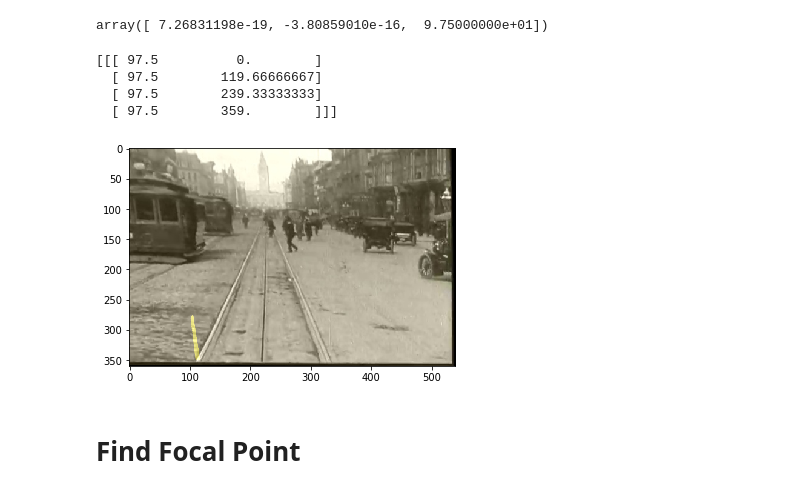
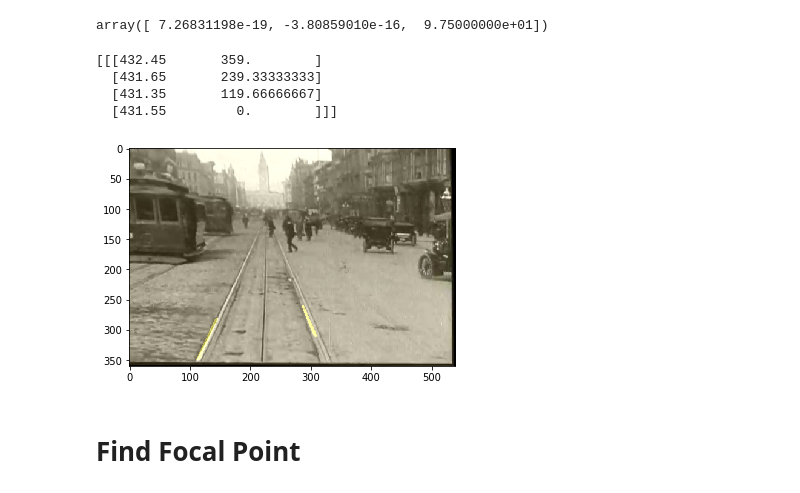
Before and after one commit to ssimontacchi/1906-Traffic-Patterns-Market-St-SF, a Jupyter notebook: mapping_market.ipynb, the cells around one changed output. Cells and saved outputs as stored; diff of their text form; code cells hidden in the pictures.

```diff
--- a/mapping_market.ipynb
+++ b/mapping_market.ipynb
@@ -685,47 +687,54 @@ left_fit_px
 # %% [output]
 array([ 7.26831198e-19, -3.80859010e-16,  9.75000000e+01])
 # %%
+from line import Line
+
 def unwarp(image, warped_img, persp_M, left_fit_line, left_coef, right_fit_line, right_coef, mask=True):
     Minv = np.linalg.inv(persp_M)
 
     # Create an image to draw the lines on
     warp_zero = np.zeros_like(warped_img).astype(np.uint8)
     color_warp = np.dstack((warp_zero, warp_zero, warp_zero))
+    ploty = np.linspace(0, color_warp.shape[0]-1, num=4)
 
     # Recast the x and y points into usable format for cv2.fillPoly()
     pts_left = np.array([np.transpose(np.vstack([left_fit_line, ploty]))])
-    print(pts_left)
     pts_right = np.array([np.flipud(np.transpose(np.vstack([right_fit_line, ploty])))])
     pts = np.hstack((pts_left, pts_right))
 
     # Draw the lane onto the warped blank image
     if mask:
         cv2.fillPoly(color_warp, np.int_([pts]), (0,255,255))
     else:
-        lineThickness = 10
-        lx1, ly1 = left_fit_px[2], left_fit_px[0]*image.shape[1]**2 + left_fit_px[1]*image.shape[1] + left_fit_px[2]
-        lx2, ly2 = 150, left_fit_px[0]*150**2 + left_fit_px[1]*150 + left_fit_px[2]
-        rx1, ry1 = right_fit_px[2], right_fit_px[0]*image.shape[1]**2 + right_fit_px[1]*image.shape[1] + right_fit_px[2]
-        rx2, ry2 = 270, right_fit_px[0]*270**2 + right_fit_px[1]*270 + right_fit_px[2]
-        #cv2.circle(color_warp, (int(lx1),int(ly1)), 3, (0,255,0))
-        cv2.line(color_warp, (np.int_(pts_left[0][0][1]), np.int_(pts_left[0][0][0])), (np.int_(pts_left[0][3][0]), np.int_(pts_left[0][3][1])), (255,255,0), lineThickness)
-        #cv2.line(color_warp, (int(lx1), int(ly1)), (int(lx2), int(ly2)), (255,255,0), lineThickness)
-        #cv2.line(color_warp, (int(rx1), int(ry1)), (int(rx2), int(ry2)), (0,255,0), lineThickness)
+        # draw lines
+        left_line = Line(np.int_(pts_left[0][1][0]), np.int_(pts_left[0][1][1]),
+                         np.int_(pts_left[0][3][0]), np.int_(pts_left[0][3][1]))
+        left_line.draw(color_warp)
+
+        print(pts_right)
+        cv2.line(color_warp,
+                 (np.int_(pts_left[0][1][0]), np.int_(pts_left[0][1][1])),
+                 (np.int_(pts_left[0][3][0]), np.int_(pts_left[0][3][1])),
+                 (255,255,0), 10)
+        cv2.line(color_warp,
+                 (np.int_(pts_right[0][1][0]), np.int_(pts_right[0][1][1])),
+                 (np.int_(pts_right[0][3][0]), np.int_(pts_right[0][3][1])),
+                 (255,255,0), 10)
 
     # Warp the blank back to original image space using inverse perspective matrix (Minv)
     new_warp = cv2.warpPerspective(color_warp, Minv, (image.shape[1], image.shape[0]))
     # Combine the result with the original image
     result = cv2.addWeighted(image, 1, new_warp, 0.3, 0)
     return pts_left, pts_right, result
 
 pts_left, pts_right, output = unwarp(undistorted, binary_warped, perspective_mtx, left_fit_rw, left_fit_px, right_fit_rw, right_fit_px, False)
 plt.imshow(output);
 # %% [output]
-[[[ 97.5          0.        ]
-  [ 97.5        119.66666667]
-  [ 97.5        239.33333333]
-  [ 97.5        359.        ]]]
+[[[432.45       359.        ]
+  [431.65       239.33333333]
+  [431.35       119.66666667]
+  [431.55         0.        ]]]
-[figure, old version]
+[figure, new version]
 # %% [markdown]
 # Find Focal Point
 # %%
```
Also changed, not shown: parts of 5 cells of this notebook, 1 other file.
